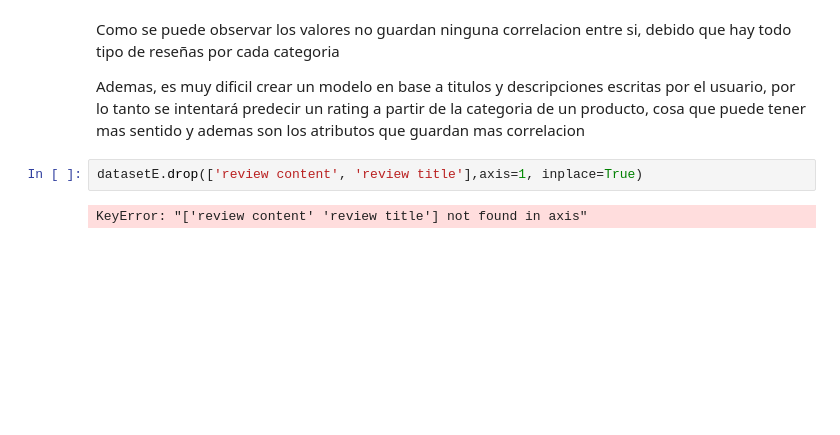
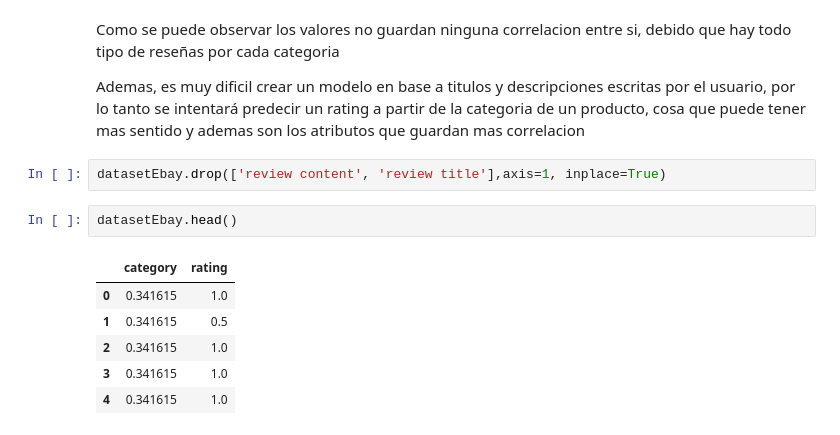
Before and after one commit to AdriaOrozco/CasKaggle, a Jupyter notebook: notebooks/develop/EbayNotebook.ipynb, the cells around one changed output. Saved outputs shown, nothing was run; the diff lists cells and outputs as text; blank space fills up the shorter version.

```diff
--- a/notebooks/develop/EbayNotebook.ipynb
+++ b/notebooks/develop/EbayNotebook.ipynb
@@ -296,6 +296,13 @@ Como se puede observar los valores no guardan ninguna correlacion entre si, debi
 
 Ademas, es muy dificil crear un modelo en base a titulos y descripciones escritas por el usuario, por lo tanto se intentará predecir un rating a partir de la categoria de un producto, cosa que puede tener mas sentido y ademas son los atributos que guardan mas correlacion
 # %%
-datasetE.drop(['review content', 'review title'],axis=1, inplace=True)
+datasetEbay.drop(['review content', 'review title'],axis=1, inplace=True)
-# %% [output]
-KeyError: "['review content' 'review title'] not found in axis"
+# %%
+datasetEbay.head()
+# %% [output]
+|  | category | rating |
+| 0 | 0.341615 | 1.0 |
+| 1 | 0.341615 | 0.5 |
+| 2 | 0.341615 | 1.0 |
+| 3 | 0.341615 | 1.0 |
+| 4 | 0.341615 | 1.0 |
```
Also changed, not shown: parts of 1 cell of this notebook.
